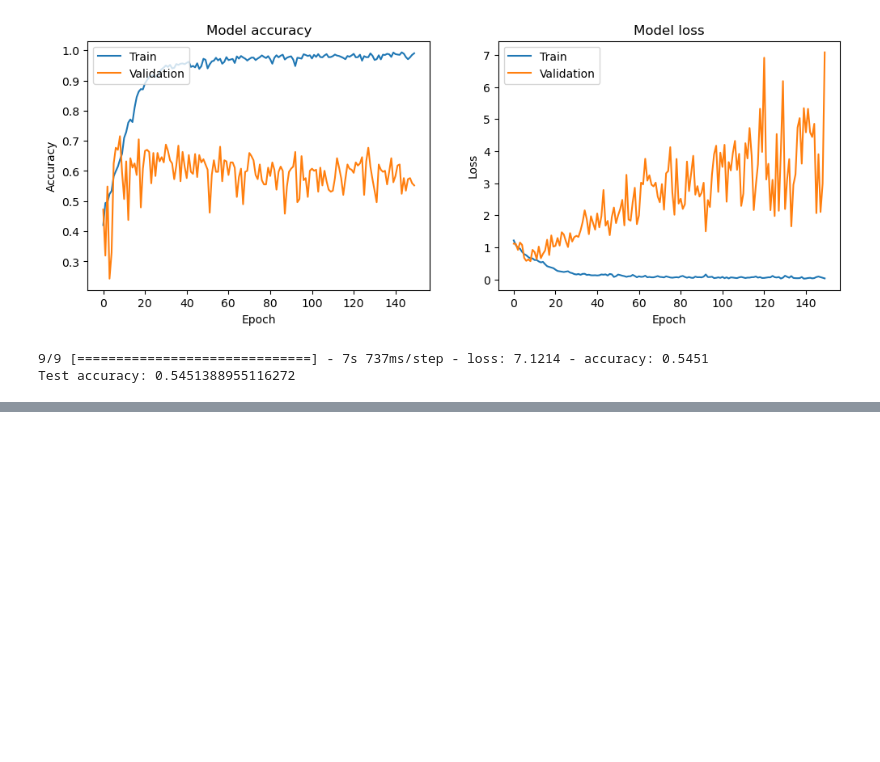
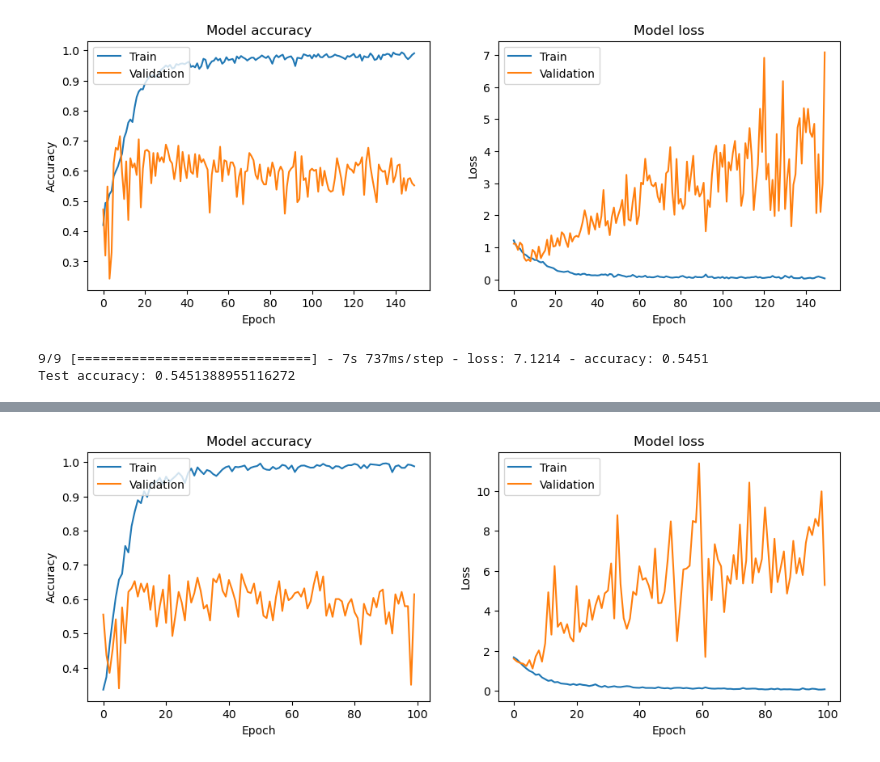
Before and after one commit to nnizic/neuralnetwork_project, a Jupyter notebook: Jupyter_notebooks/iteracija_mike-2708.ipynb, the cells around one changed output, grey strips where cells are left out. Drawn from its saved outputs; the diff is of its cells as text; code cells hidden in the pictures; blank space fills up the shorter version.

```diff
--- a/Jupyter_notebooks/iteracija_mike-2708.ipynb
+++ b/Jupyter_notebooks/iteracija_mike-2708.ipynb
@@ -221,0 +252,7 @@ Test accuracy: 0.5451388955116272
+# %%
+# poziv funkciji za generiranje podataka
+traintest_generators = generate_epochs_batchs_data()
+train_generator = traintest_generators[0]
+test_generator = traintest_generators[1]
+num_of_epochs = traintest_generators[2]
+size_of_batch = traintest_generators[3]
@@ -221,0 +264,5 @@ Test accuracy: 0.5451388955116272
+# %%
+# Kompajliranje modela
+model.compile(optimizer=tf.keras.optimizers.Adam(learning_rate=0.0001),
+              loss='categorical_crossentropy',
+              metrics=['accuracy'])
@@ -221,0 +290,10 @@ Test accuracy: 0.5451388955116272
+# %%
+# Treniranje u 100 epoha
+history = model.fit(
+    train_generator,
+
+    steps_per_epoch=train_generator.samples // train_generator.batch_size,
+    epochs=num_of_epochs,
+    validation_data=test_generator,
+    validation_steps=test_generator.samples // test_generator.batch_size
+)
@@ -221,0 +320,10 @@ Test accuracy: 0.5451388955116272
+# %%
+#Plotovi
+plots_and_evaluation(history)
+# Evaluacija modela
+test_loss, test_acc = model.evaluate(
+    test_generator, steps=test_generator.samples // test_generator.batch_size
+)
+print("Test accuracy:", test_acc)
+# %% [output]
+[figure, added]
```
Also changed, not shown: parts of 9 cells of this notebook, 2 other files.
